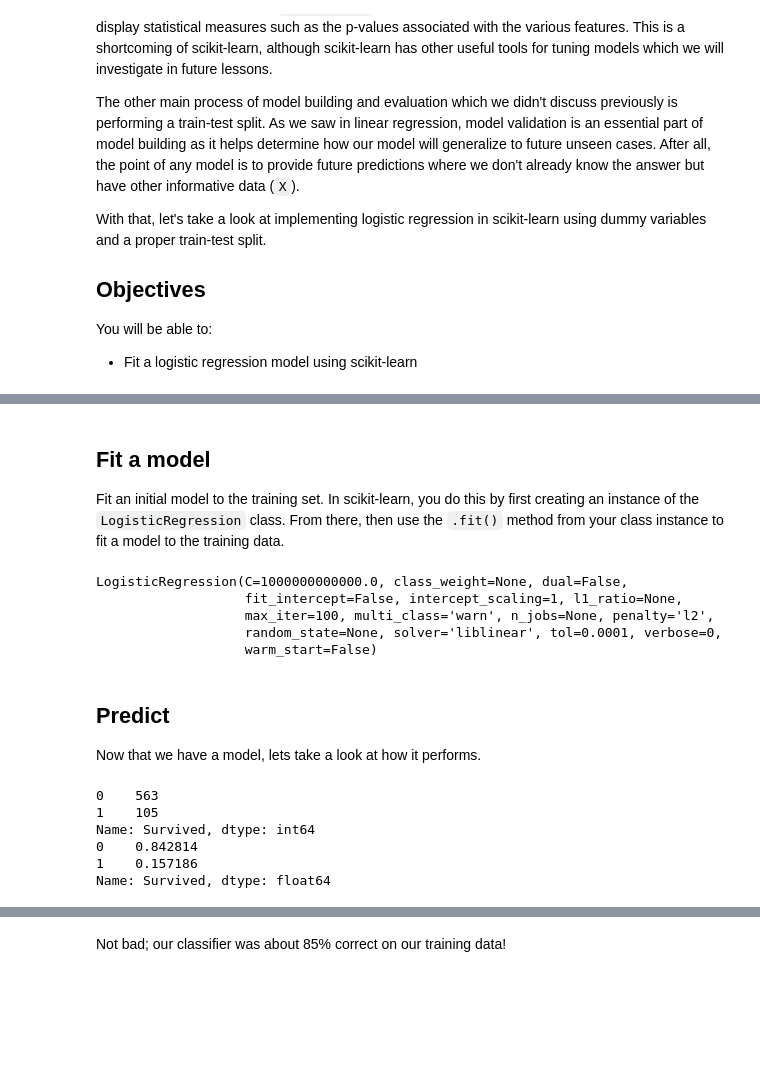
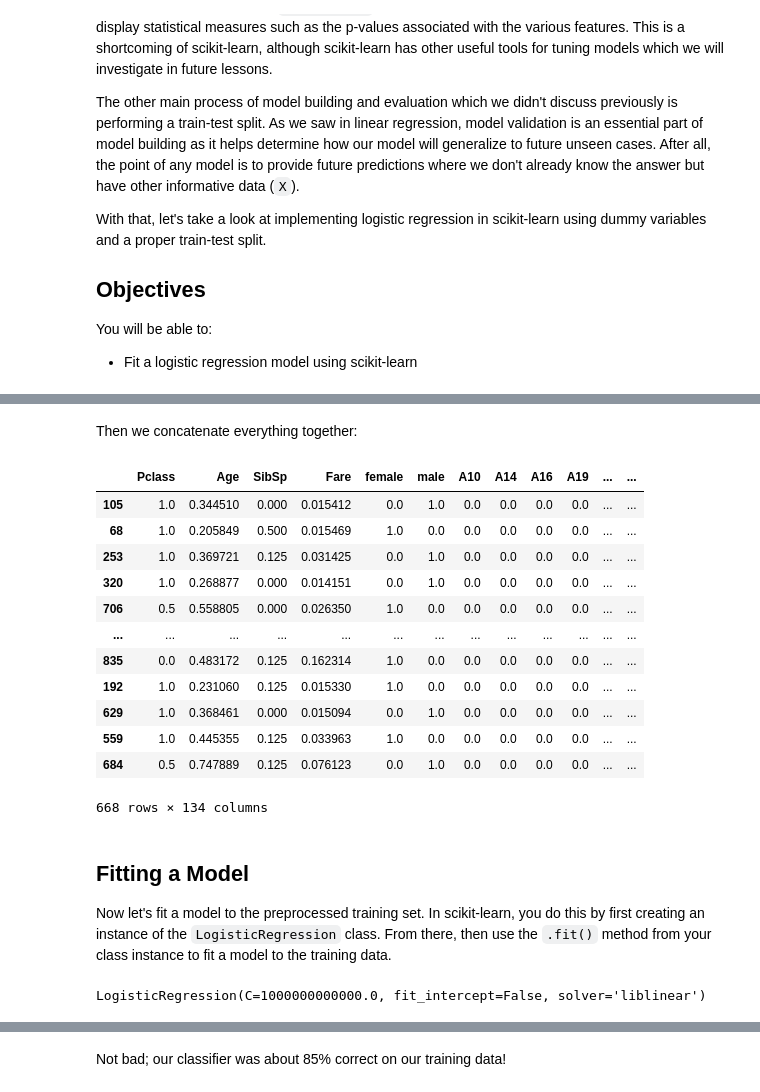
Before and after one commit to learn-co-curriculum/dsc-logistic-regression-in-scikit-learn, a Jupyter notebook: index.ipynb, the cells around one changed output, grey strips where cells are left out. Drawn from its saved outputs; the diff is of its cells as text; code cells hidden in the pictures; blank space fills up the shorter version.

```diff
--- a/index.ipynb
+++ b/index.ipynb
@@ -105,0 +245,4 @@ X_train, X_test, y_train, y_test = train_test_split(X, y, random_state=0)
+# %%
+numeric_features = ["Pclass", "Age", "SibSp", "Fare"]
+X_train_numeric = X_train_fill_na[numeric_features].copy()
+X_train_numeric
@@ -105,0 +265,13 @@ X_train, X_test, y_train, y_test = train_test_split(X, y, random_state=0)
+# %%
+from sklearn.preprocessing import MinMaxScaler
+
+scaler = MinMaxScaler()
+
+scaler.fit(X_train_numeric)
+X_train_scaled = pd.DataFrame(
+    scaler.transform(X_train_numeric),
+    # index is important to ensure we can concatenate with other columns
+    index=X_train_numeric.index,
+    columns=X_train_numeric.columns
+)
+X_train_scaled
@@ -106,18 +292,31 @@ X_train, X_test, y_train, y_test = train_test_split(X, y, random_state=0)
+# %% [markdown]
+Then we concatenate everything together:
+# %%
+X_train_full = pd.concat([X_train_scaled, X_train_ohe], axis=1)
+X_train_full
+# %% [output]
+|  | Pclass | Age | SibSp | Fare | female | male | A10 | A14 | A16 | A19 | ... | ... |
+| 105 | 1.0 | 0.344510 | 0.000 | 0.015412 | 0.0 | 1.0 | 0.0 | 0.0 | 0.0 | 0.0 | ... | ... |
+| 68 | 1.0 | 0.205849 | 0.500 | 0.015469 | 1.0 | 0.0 | 0.0 | 0.0 | 0.0 | 0.0 | ... | ... |
+| 253 | 1.0 | 0.369721 | 0.125 | 0.031425 | 0.0 | 1.0 | 0.0 | 0.0 | 0.0 | 0.0 | ... | ... |
+| 320 | 1.0 | 0.268877 | 0.000 | 0.014151 | 0.0 | 1.0 | 0.0 | 0.0 | 0.0 | 0.0 | ... | ... |
+| 706 | 0.5 | 0.558805 | 0.000 | 0.026350 | 1.0 | 0.0 | 0.0 | 0.0 | 0.0 | 0.0 | ... | ... |
+| ... | ... | ... | ... | ... | ... | ... | ... | ... | ... | ... | ... | ... |
+| 835 | 0.0 | 0.483172 | 0.125 | 0.162314 | 1.0 | 0.0 | 0.0 | 0.0 | 0.0 | 0.0 | ... | ... |
+| 192 | 1.0 | 0.231060 | 0.125 | 0.015330 | 1.0 | 0.0 | 0.0 | 0.0 | 0.0 | 0.0 | ... | ... |
+| 629 | 1.0 | 0.368461 | 0.000 | 0.015094 | 0.0 | 1.0 | 0.0 | 0.0 | 0.0 | 0.0 | ... | ... |
+| 559 | 1.0 | 0.445355 | 0.125 | 0.033963 | 1.0 | 0.0 | 0.0 | 0.0 | 0.0 | 0.0 | ... | ... |
+| 684 | 0.5 | 0.747889 | 0.125 | 0.076123 | 0.0 | 1.0 | 0.0 | 0.0 | 0.0 | 0.0 | ... | ... |
+668 rows × 134 columns
 # %% [markdown]
-## Fit a model
-Fit an initial model to the training set. In scikit-learn, you do this by first creating an instance of the `LogisticRegression` class. From there, then use the `.fit()` method from your class instance to fit a model to the training data.
+## Fitting a Model
+
+Now let's fit a model to the preprocessed training set. In scikit-learn, you do this by first creating an instance of the `LogisticRegression` class. From there, then use the `.fit()` method from your class instance to fit a model to the training data.
 # %%
 from sklearn.linear_model import LogisticRegression
 
 logreg = LogisticRegression(fit_intercept=False, C=1e12, solver='liblinear')
-model_log = logreg.fit(X_train, y_train)
+model_log = logreg.fit(X_train_full, y_train)
 model_log
 # %% [output]
-LogisticRegression(C=1000000000000.0, class_weight=None, dual=False,
-                   fit_intercept=False, intercept_scaling=1, l1_ratio=None,
-                   max_iter=100, multi_class='warn', n_jobs=None, penalty='l2',
-                   random_state=None, solver='liblinear', tol=0.0001, verbose=0,
-                   warm_start=False)
+LogisticRegression(C=1000000000000.0, fit_intercept=False, solver='liblinear')
-# %% [markdown]
-## Predict
-Now that we have a model, lets take a look at how it performs.
@@ -127,13 +322,0 @@ y_hat_train = logreg.predict(X_train)
-# %%
-import numpy as np
-# We could subtract the two columns. If values or equal, difference will be zero. Then count number of zeros
-residuals = np.abs(y_train - y_hat_train)
-print(pd.Series(residuals).value_counts())
-print(pd.Series(residuals).value_counts(normalize=True))
-# %% [output]
-0    563
-1    105
-Name: Survived, dtype: int64
-0    0.842814
-1    0.157186
-Name: Survived, dtype: float64
```
Also changed, not shown: parts of 38 cells of this notebook, 1 other file.
